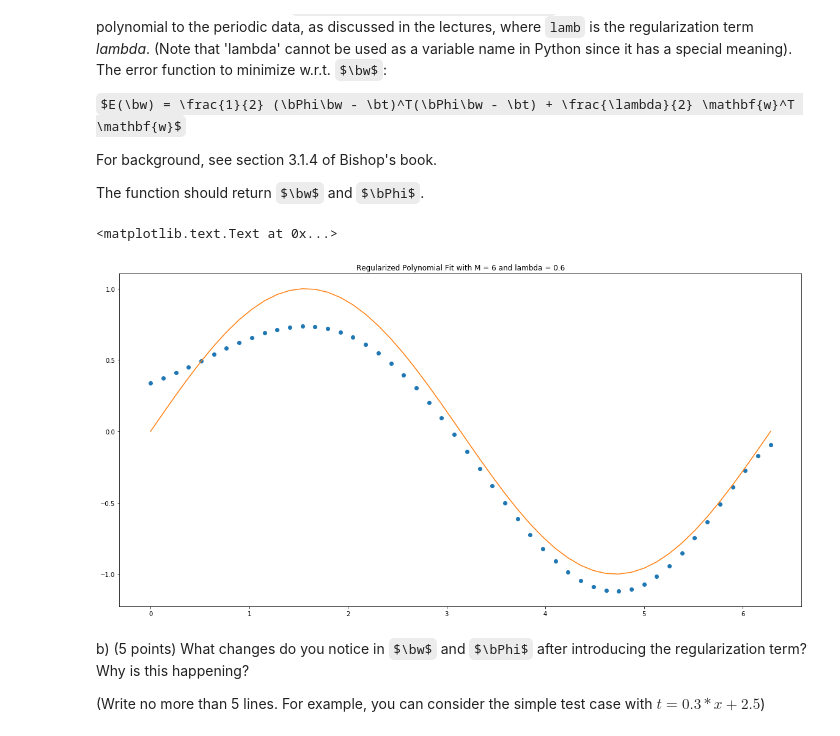
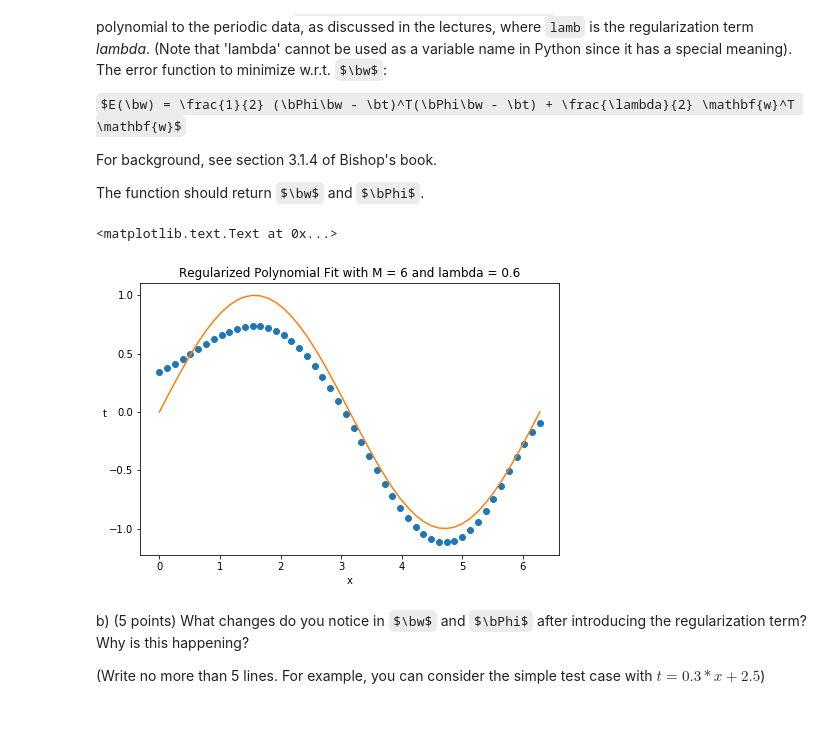
Before and after one commit to jamie0725/Machine-Learning-1, a Jupyter notebook: 12046477_12161381_lab1.ipynb, the cells around one changed output. Drawn from its saved outputs; the diff is of its cells as text; code cells hidden in the pictures; some formulas as TeX source.

```diff
--- a/12046477_12161381_lab1.ipynb
+++ b/12046477_12161381_lab1.ipynb
@@ -252,16 +260,19 @@ assert Phi.shape == (N, m+1), "The shape of w is incorrect"
 # %%
 # YOUR CODE HERE
 x_plot, y_plot = gen_sine(10)
 w_plot, _ = fit_polynomial_reg(x_plot, y_plot, m = 6, lamb = .6)
 x_new = np.linspace(0, 2 * np.pi, 50)
 y_eval = eval_polynomial(w_plot, x_new, M = 6)
 y_new = np.sin(x_new)
+plt.figure(figsize=(7.5, 5))
 plt.plot(x_new,y_eval, 'o', x_new, y_new)
+plt.ylabel('t',rotation=0)
+plt.xlabel('x')
 pylab.title('Regularized Polynomial Fit with M = 6 and lambda = 0.6')
 # x_new = np.linspace(x[0], x[-1], 50)
 # %% [output]
 <matplotlib.text.Text at 0x...>
-[figure, old version]
+[figure, new version]
 # %% [markdown]
 b) (5 points) What changes do you notice in $\bw$ and $\bPhi$ after introducing the regularization term? Why is this happening?
 
```
Also changed, not shown: parts of 8 cells of this notebook.
